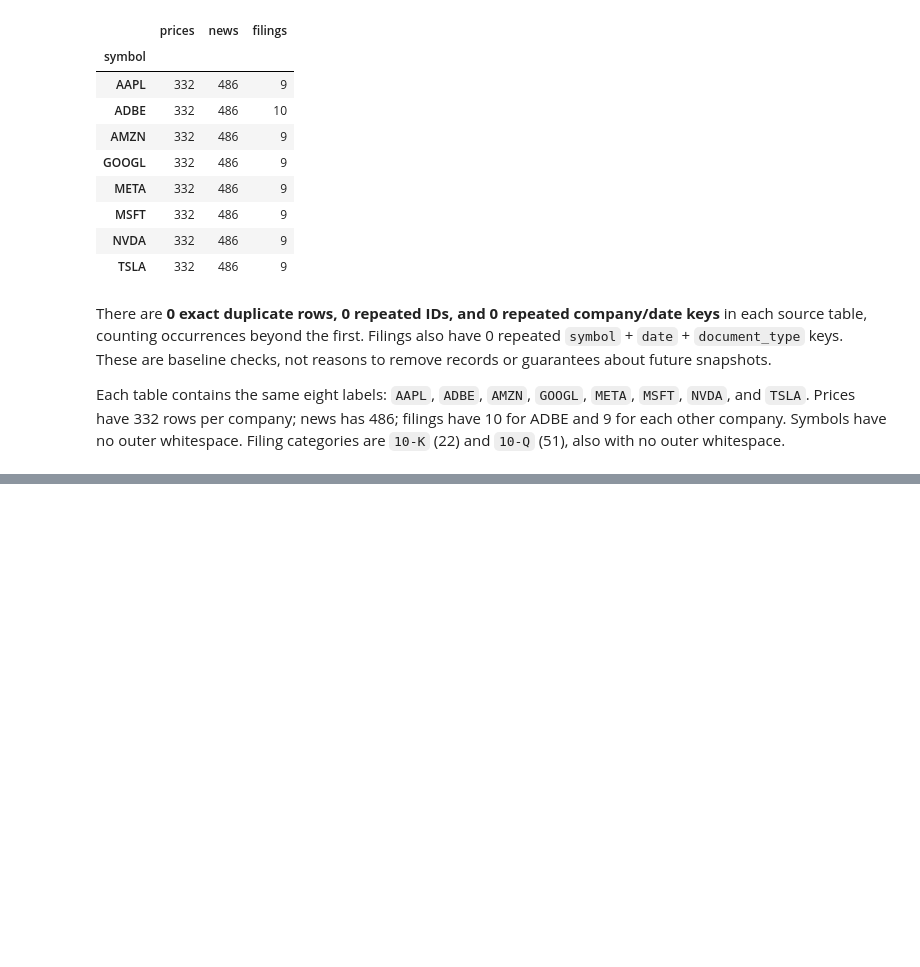
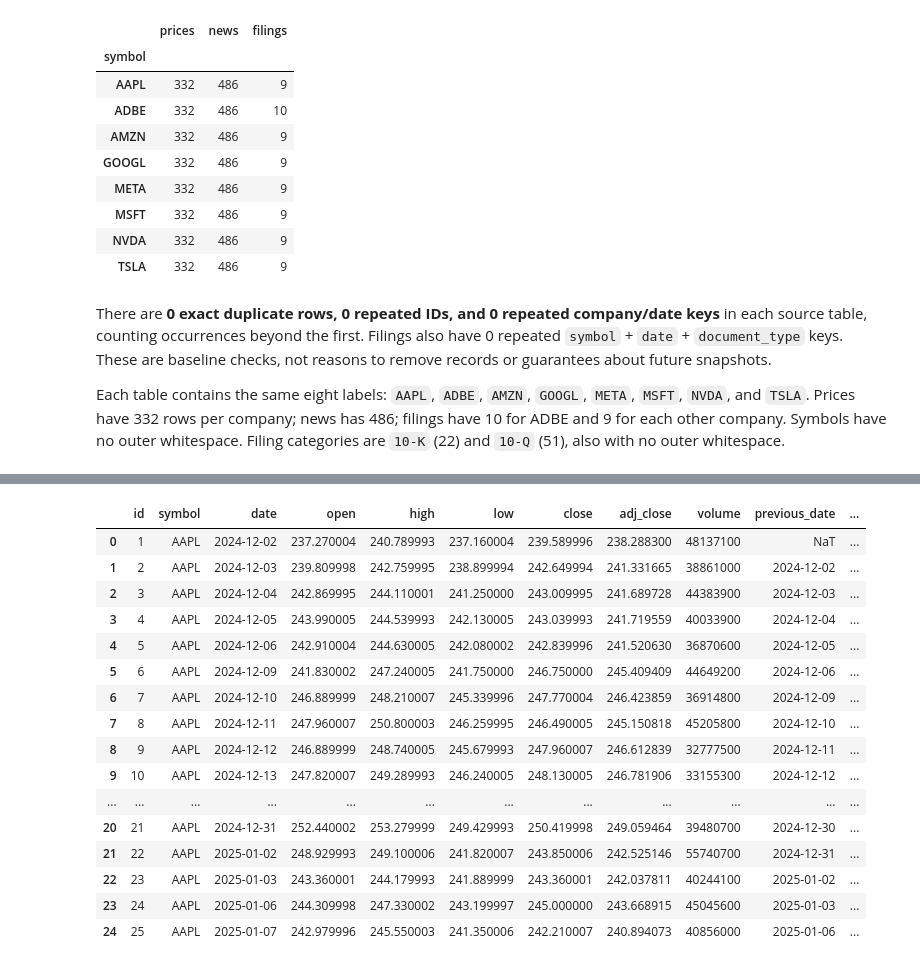
Before and after one commit to xunyangy-afk/Python-Group-Project, a Jupyter notebook: Evelyn_Herculean/Cleaning_Evelyn.ipynb, the cells around one changed output, grey strips where cells are left out. Drawn from its saved outputs; the diff is of its cells as text; code cells hidden in the pictures; blank space fills up the shorter version.

Commit message:
Data_clean_Herculean

```diff
--- a/Evelyn_Herculean/Cleaning_Evelyn.ipynb
+++ b/Evelyn_Herculean/Cleaning_Evelyn.ipynb
@@ -213,3 +304,13 @@ The next existing notebook cell assigns converted dates back into `prices`, `new
-# %%
-for frame in (prices, news, filings):
-    frame["date"] = pd.to_datetime(frame["date"])
+# %%
+for name, frame in raw_tables.items():
+    parsed_dates = pd.to_datetime(frame["date"], errors="coerce")
+
+    # Missing source dates and conversion failures are different
+    failed = frame["date"].notna() & parsed_dates.isna()
+
+    print(name, "date conversion failures:", failed.sum())
+    display(frame.loc[failed, ["id", "symbol", "date"]])
+
+    cleaned_tables[name]["date"] = pd.to_datetime(
+        frame["date"], errors="raise"
+    )
@@ -281,0 +732,58 @@ If you merge, state the intended output row, join keys, join type, and expected
+# %%
+p = cleaned_tables["prices"]
+
+# Stop rather than silently exclude records with missing group/date keys
+assert p[["symbol", "date"]].notna().all().all()
+
+metrics = p.loc[
+    p["symbol"].isin(analysis_symbols)
+    & p["date"].between(start_date, end_date)
+].copy()
+
+metrics = metrics.sort_values(["symbol", "date"])
+
+print("Rows before scope filter:", len(p))
+print("Rows after scope filter:", len(metrics))
+print("Rows excluded by scope:", len(p) - len(metrics))
+
+group = metrics.groupby("symbol")
+
+previous_close = group["adj_close"].shift(1)
+previous_close = previous_close.where(previous_close.gt(0))
+
+metrics["previous_date"] = group["date"].shift(1)
+
+metrics["Return_Rate_1d"] = (
+    metrics["adj_close"] / previous_close - 1
+)
+
+metrics["Return_Rate_3d"] = (
+    group["adj_close"].shift(-2) / previous_close - 1
+)
+
+metrics["abs_return_1d"] = metrics["Return_Rate_1d"].abs()
+
+metrics["intraday_range"] = (
+    (metrics["high"] - metrics["low"])
+    / metrics["open"].where(metrics["open"].gt(0))
+)
+
+metrics["average_volume_previous_20_days"] = (
+    group["volume"].transform(
+        lambda x: x.shift(1).rolling(20, min_periods=20).mean()
+    )
+)
+
+volume_baseline = metrics["average_volume_previous_20_days"]
+
+metrics["volume_ratio"] = (
+    group["volume"].shift(-1)
+    / volume_baseline.where(volume_baseline.gt(0))
+)
+
+metrics["PriceMA20"] = group["adj_close"].transform(
+    lambda x: x.rolling(20, min_periods=20).mean()
+)
+
+display(metrics.head(25))
+# %% [output]
@@ -282,3 +793,20 @@ If you merge, state the intended output row, join keys, join type, and expected
+|  | id | symbol | date | open | high | low | close | adj_close | volume | previous_date | ... |
+| 0 | 1 | AAPL | 2024-12-02 | 237.270004 | 240.789993 | 237.160004 | 239.589996 | 238.288300 | 48137100 | NaT | ... |
+| 1 | 2 | AAPL | 2024-12-03 | 239.809998 | 242.759995 | 238.899994 | 242.649994 | 241.331665 | 38861000 | 2024-12-02 | ... |
+| 2 | 3 | AAPL | 2024-12-04 | 242.869995 | 244.110001 | 241.250000 | 243.009995 | 241.689728 | 44383900 | 2024-12-03 | ... |
+| 3 | 4 | AAPL | 2024-12-05 | 243.990005 | 244.539993 | 242.130005 | 243.039993 | 241.719559 | 40033900 | 2024-12-04 | ... |
+| 4 | 5 | AAPL | 2024-12-06 | 242.910004 | 244.630005 | 242.080002 | 242.839996 | 241.520630 | 36870600 | 2024-12-05 | ... |
+| 5 | 6 | AAPL | 2024-12-09 | 241.830002 | 247.240005 | 241.750000 | 246.750000 | 245.409409 | 44649200 | 2024-12-06 | ... |
+| 6 | 7 | AAPL | 2024-12-10 | 246.889999 | 248.210007 | 245.339996 | 247.770004 | 246.423859 | 36914800 | 2024-12-09 | ... |
+| 7 | 8 | AAPL | 2024-12-11 | 247.960007 | 250.800003 | 246.259995 | 246.490005 | 245.150818 | 45205800 | 2024-12-10 | ... |
+| 8 | 9 | AAPL | 2024-12-12 | 246.889999 | 248.740005 | 245.679993 | 247.960007 | 246.612839 | 32777500 | 2024-12-11 | ... |
+| 9 | 10 | AAPL | 2024-12-13 | 247.820007 | 249.289993 | 246.240005 | 248.130005 | 246.781906 | 33155300 | 2024-12-12 | ... |
+| ... | ... | ... | ... | ... | ... | ... | ... | ... | ... | ... | ... |
+| 20 | 21 | AAPL | 2024-12-31 | 252.440002 | 253.279999 | 249.429993 | 250.419998 | 249.059464 | 39480700 | 2024-12-30 | ... |
+| 21 | 22 | AAPL | 2025-01-02 | 248.929993 | 249.100006 | 241.820007 | 243.850006 | 242.525146 | 55740700 | 2024-12-31 | ... |
+| 22 | 23 | AAPL | 2025-01-03 | 243.360001 | 244.179993 | 241.889999 | 243.360001 | 242.037811 | 40244100 | 2025-01-02 | ... |
+| 23 | 24 | AAPL | 2025-01-06 | 244.309998 | 247.330002 | 243.199997 | 245.000000 | 243.668915 | 45045600 | 2025-01-03 | ... |
+| 24 | 25 | AAPL | 2025-01-07 | 242.979996 | 245.550003 | 241.350006 | 242.210007 | 240.894073 | 40856000 | 2025-01-06 | ... |
 # %% [markdown]
 ### Step 8 — Verify five records and one Codex suggestion (checklist 12)
 
```
Also changed, not shown: parts of 45 cells of this notebook, 4 other files.
